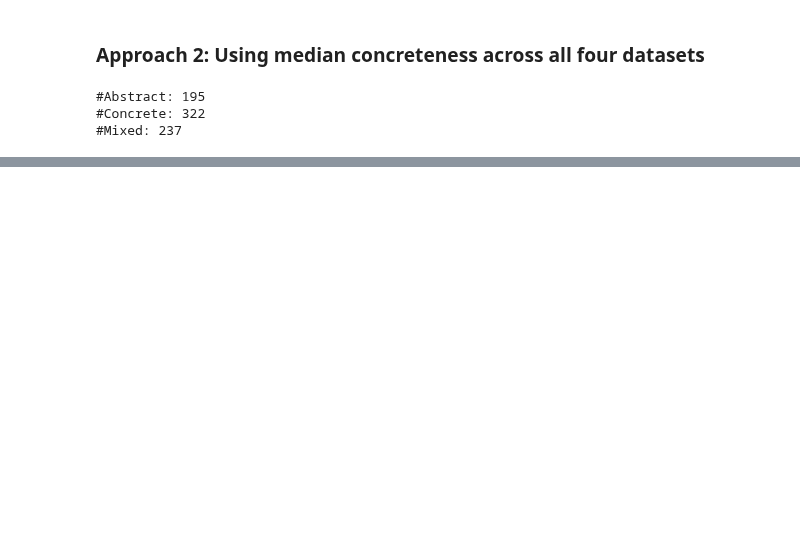
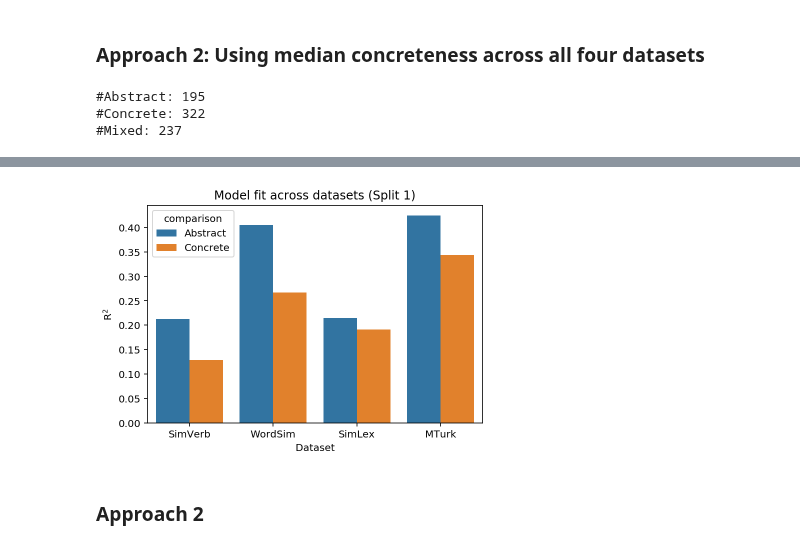
Before and after one commit to seantrott/abstract_concrete, a Jupyter notebook: Data analysis.ipynb, the cells around one changed output, grey strips where cells are left out. Saved outputs shown, nothing was run; the diff lists cells and outputs as text; code cells hidden in the pictures; blank space fills up the shorter version.

```diff
--- a/Data analysis.ipynb
+++ b/Data analysis.ipynb
@@ -246,0 +229,3 @@ get_stats_for_dataset(df_wordsim, FORMULA)
+# %%
+wordsim1 = get_stats_for_dataset(df_wordsim, FORMULA, "WordSim")
+wordsim1
@@ -340,0 +373,13 @@ get_stats_for_dataset(df_mturk, FORMULA)
+# %%
+sns.barplot(data = df_just_abs_conc,
+             x = "dataset",
+             y = "r2",
+             hue = "comparison")
+plt.xlabel("Dataset")
+plt.ylabel("R$^2$")
+plt.title("Model fit across datasets (Split 1)")
+plt.savefig("Figures/overall_fits/r2_approach1_5b.png", dpi=300)
+# %% [output]
+[figure, added]
+# %% [markdown]
+### Approach 2
```
Also changed, not shown: parts of 62 cells of this notebook.
